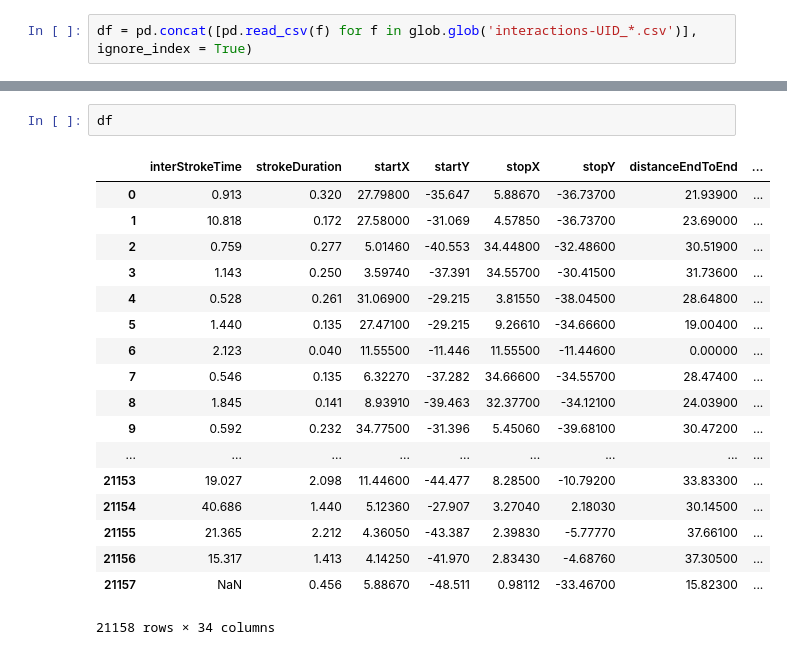
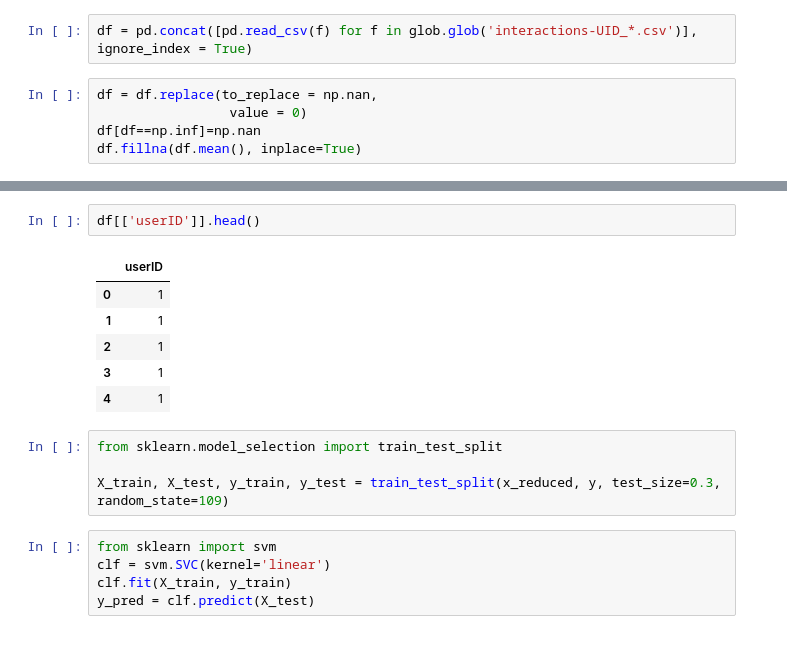
Before and after one commit to ayoolamakinde/Touchscreen-Dataset, a Jupyter notebook: interaction-data/Interactions.ipynb, the cells around one changed output, grey strips where cells are left out. Saved outputs shown, nothing was run; the diff lists cells and outputs as text.

```diff
--- a/interaction-data/Interactions.ipynb
+++ b/interaction-data/Interactions.ipynb
@@ -4,2 +9,7 @@ import glob
 # %%
 df = pd.concat([pd.read_csv(f) for f in glob.glob('interactions-UID_*.csv')], ignore_index = True)
+# %%
+df = df.replace(to_replace = np.nan,
+                 value = 0)
+df[df==np.inf]=np.nan
+df.fillna(df.mean(), inplace=True)
@@ -6,21 +70,18 @@ df = pd.concat([pd.read_csv(f) for f in glob.glob('interactions-UID_*.csv')], ig
 # %%
-df
+df[['userID']].head()
 # %% [output]
-|  | interStrokeTime | strokeDuration | startX | startY | stopX | stopY | distanceEndToEnd | ... |
-| 0 | 0.913 | 0.320 | 27.79800 | -35.647 | 5.88670 | -36.73700 | 21.93900 | ... |
-| 1 | 10.818 | 0.172 | 27.58000 | -31.069 | 4.57850 | -36.73700 | 23.69000 | ... |
-| 2 | 0.759 | 0.277 | 5.01460 | -40.553 | 34.44800 | -32.48600 | 30.51900 | ... |
-| 3 | 1.143 | 0.250 | 3.59740 | -37.391 | 34.55700 | -30.41500 | 31.73600 | ... |
-| 4 | 0.528 | 0.261 | 31.06900 | -29.215 | 3.81550 | -38.04500 | 28.64800 | ... |
-| 5 | 1.440 | 0.135 | 27.47100 | -29.215 | 9.26610 | -34.66600 | 19.00400 | ... |
-| 6 | 2.123 | 0.040 | 11.55500 | -11.446 | 11.55500 | -11.44600 | 0.00000 | ... |
-| 7 | 0.546 | 0.135 | 6.32270 | -37.282 | 34.66600 | -34.55700 | 28.47400 | ... |
-| 8 | 1.845 | 0.141 | 8.93910 | -39.463 | 32.37700 | -34.12100 | 24.03900 | ... |
-| 9 | 0.592 | 0.232 | 34.77500 | -31.396 | 5.45060 | -39.68100 | 30.47200 | ... |
-| ... | ... | ... | ... | ... | ... | ... | ... | ... |
-| 21153 | 19.027 | 2.098 | 11.44600 | -44.477 | 8.28500 | -10.79200 | 33.83300 | ... |
-| 21154 | 40.686 | 1.440 | 5.12360 | -27.907 | 3.27040 | 2.18030 | 30.14500 | ... |
-| 21155 | 21.365 | 2.212 | 4.36050 | -43.387 | 2.39830 | -5.77770 | 37.66100 | ... |
-| 21156 | 15.317 | 1.413 | 4.14250 | -41.970 | 2.83430 | -4.68760 | 37.30500 | ... |
-| 21157 | NaN | 0.456 | 5.88670 | -48.511 | 0.98112 | -33.46700 | 15.82300 | ... |
+|  | userID |
+| 0 | 1 |
+| 1 | 1 |
+| 2 | 1 |
+| 3 | 1 |
+| 4 | 1 |
-21158 rows × 34 columns
+# %%
+from sklearn.model_selection import train_test_split
+
+X_train, X_test, y_train, y_test = train_test_split(x_reduced, y, test_size=0.3, random_state=109)
+# %%
+from sklearn import svm
+clf = svm.SVC(kernel='linear')
+clf.fit(X_train, y_train)
+y_pred = clf.predict(X_test)
```
Also changed, not shown: parts of 10 cells of this notebook, 3 other files.
